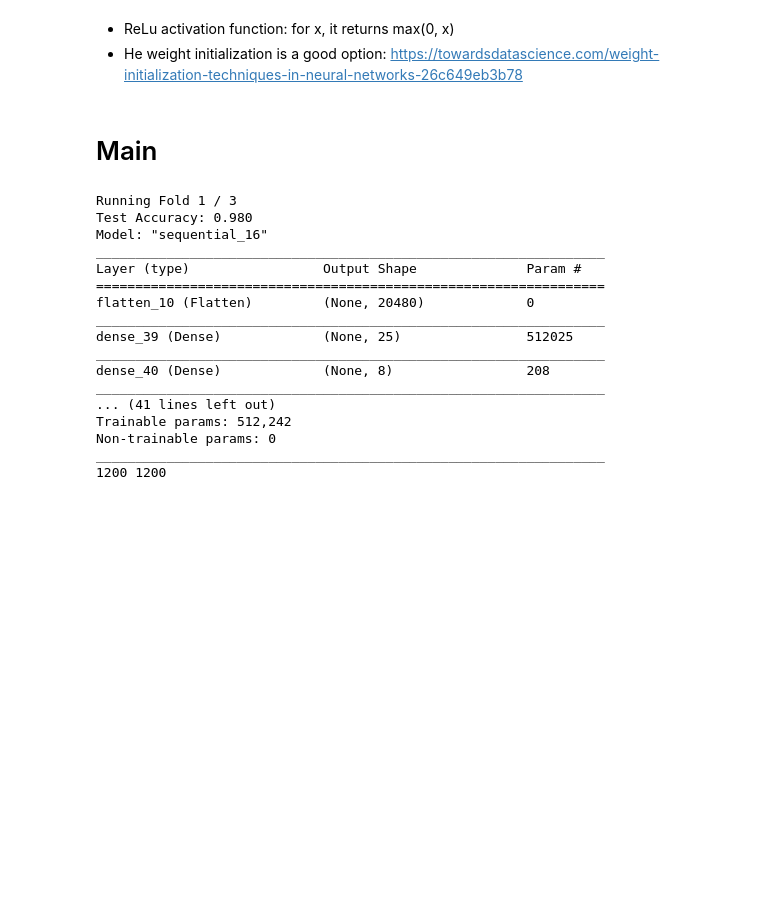
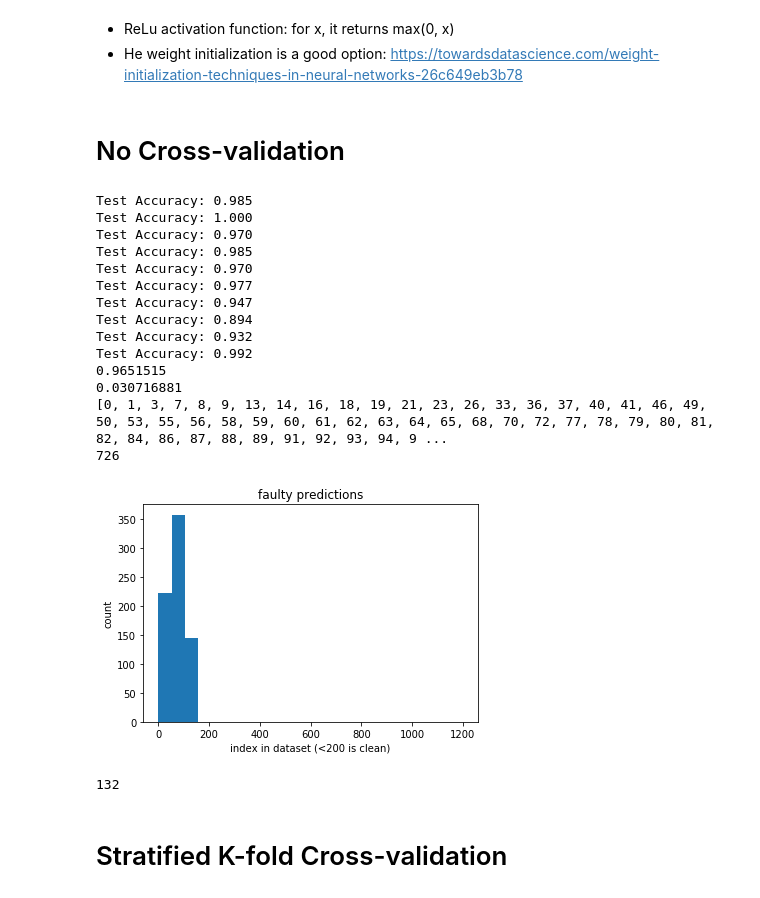
Before and after one commit to musicbyjing/cosmic_dawn_rfi, a Jupyter notebook: classification.ipynb, the cells around one changed output. Cells and saved outputs as stored; diff of their text form; code cells hidden in the pictures; blank space fills up the shorter version.

Commit message:
Automate mean/std and histogram generation

```diff
--- a/classification.ipynb
+++ b/classification.ipynb
@@ -71,37 +93,60 @@ def get_faulty_predictions(predictions, labels):
 # %% [markdown]
 - ReLu activation function: for x, it returns max(0, x)
 - He weight initialization is a good option: https://towardsdatascience.com/weight-initialization-techniques-in-neural-networks-26c649eb3b78
-# %% [markdown]
-# Main
+# %% [markdown]
+# No Cross-validation
+# %%
+X, y, X_train, y_train, X_test, y_test, n_features = load_data()
+faulty_predictions = []
+accs = []
+
+for i in range(10):
+    model = None
+    model = create_model(n_features)
+    acc, predictions = train_and_evaluate_model(model, X_train, y_train, X_test, y_test)
+    accs.append(acc)
+    faulty_predictions.append(get_faulty_predictions(predictions, y))
+
+print_stats(accs)
+show_hist(faulty_predictions)
+# %% [output]
+Test Accuracy: 0.985
+Test Accuracy: 1.000
+Test Accuracy: 0.970
+Test Accuracy: 0.985
+Test Accuracy: 0.970
+Test Accuracy: 0.977
+Test Accuracy: 0.947
+Test Accuracy: 0.894
+Test Accuracy: 0.932
+Test Accuracy: 0.992
+0.9651515
+0.030716881
+[0, 1, 3, 7, 8, 9, 13, 14, 16, 18, 19, 21, 23, 26, 33, 36, 37, 40, 41, 46, 49, 50, 53, 55, 56, 58, 59, 60, 61, 62, 63, 64, 65, 68, 70, 72, 77, 78, 79, 80, 81, 82, 84, 86, 87, 88, 89, 91, 92, 93, 94, 9 ...
+726
+[figure, added]
+# %%
+print(len(X_test))
+# %% [output]
+132
+# %% [markdown]
+# Stratified K-fold Cross-validation
 # %%
 n_splits = 3
-X, y, n_features = load_data()
+X, y, n_features = load_data_cv()
 skf = StratifiedKFold(n_splits, shuffle=True)
 
-faulty_predictions = []
+accs = []
+faulty_predictions=[]
 
 for i, (train_index, test_index) in enumerate(skf.split(X, y)):
 		# print(len(X[test_index]), len(y[train_index]))
 		print("Running Fold", i+1, "/", n_splits)
 		model = None # clear the NN
 		model = create_model(n_features)
-		predictions = train_and_evaluate_model(model, X[train_index], y[train_index], X[test_index], y[test_index])
+		acc, predictions = train_and_evaluate_model(model, X[train_index], y[train_index], X[test_index], y[test_index])
+		accs.append(acc)
 		faulty_predictions.append(get_faulty_predictions(predictions, y))
+
+print_stats(accs)
+show_hist(faulty_predictions)
-# %% [output]
-Running Fold 1 / 3
-Test Accuracy: 0.980
-Model: "sequential_16"
-_________________________________________________________________
-Layer (type)                 Output Shape              Param #
-=================================================================
-flatten_10 (Flatten)         (None, 20480)             0
-_________________________________________________________________
-dense_39 (Dense)             (None, 25)                512025
-_________________________________________________________________
-dense_40 (Dense)             (None, 8)                 208
-_________________________________________________________________
-... (41 lines left out)
-Trainable params: 512,242
-Non-trainable params: 0
-_________________________________________________________________
-1200 1200
```
Also changed, not shown: parts of 3 cells of this notebook.
